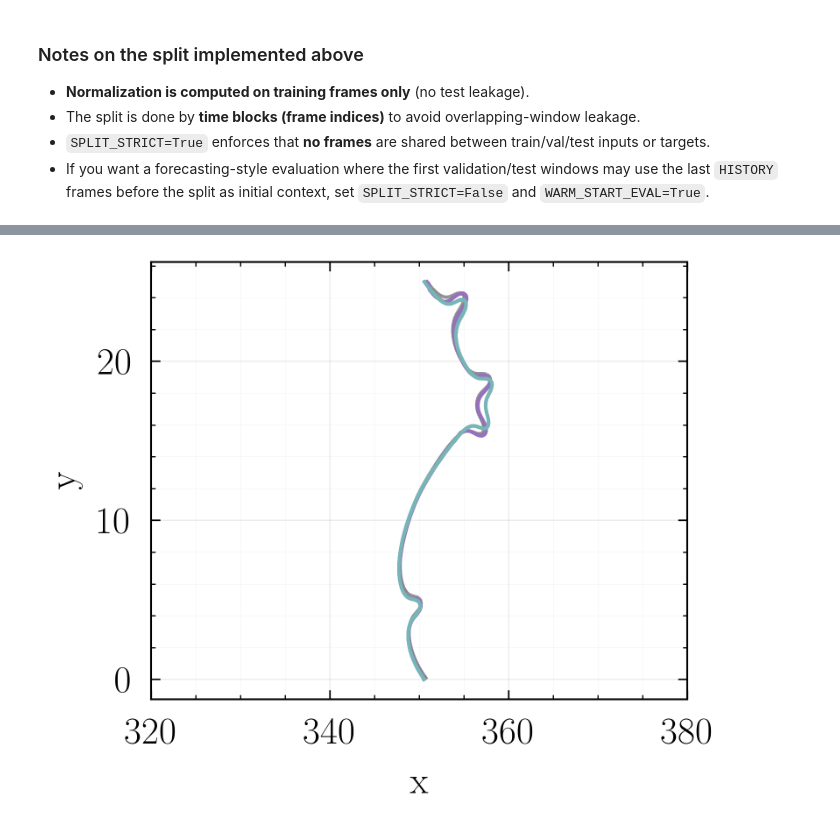
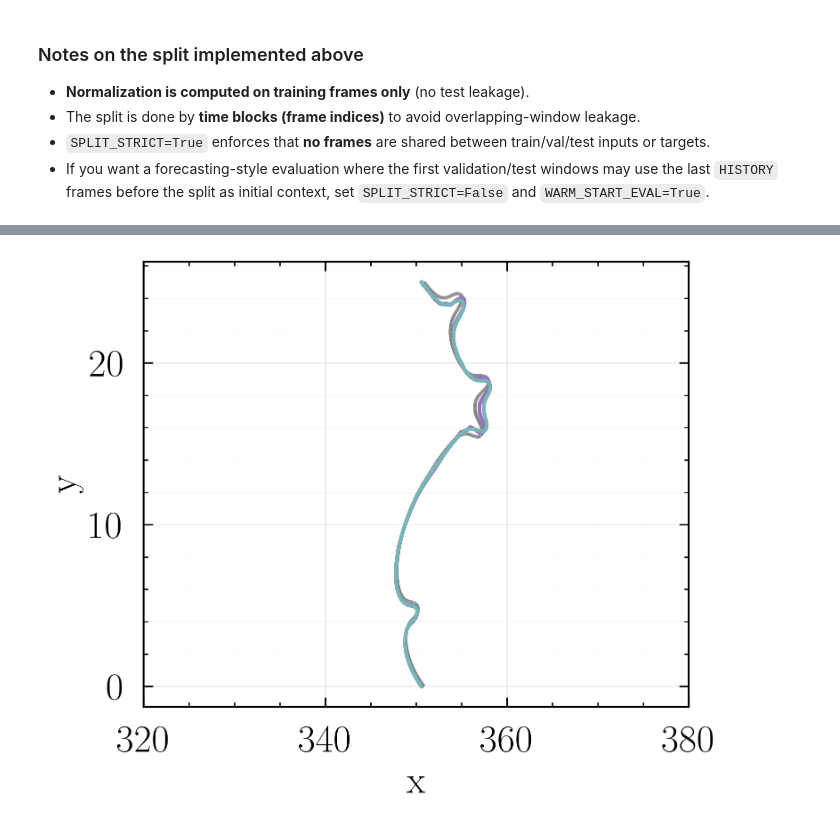
Before and after one commit to AlexandrosNtakoulas/FLAME-rf, a Jupyter notebook: notebooks/case_studies/CNN/CNN.ipynb, the cells around one changed output, grey strips where cells are left out. Cells and saved outputs as stored; diff of their text form; code cells hidden in the pictures.

```diff
--- a/notebooks/case_studies/CNN/CNN.ipynb
+++ b/notebooks/case_studies/CNN/CNN.ipynb
@@ -735,9 +735,9 @@ if rank == 0 and history_study_results:
 
     LINE_WIDTH_LOCAL = float(globals().get("LINE_WIDTH", 2.2))
     FIG_DPI_LOCAL = int(globals().get("FIG_DPI", int(CFG.get("FIG_DPI", 250))))
+    FIG_SIZE_LOCAL = globals().get("FIG_SIZE", (6.8, 6.2))
 
-    # --- Figure (use same line-plot geometry as the pred-window RMSE/R2 plot) ---
-    fig, ax = plt.subplots(figsize=FIG_SIZE, dpi=FIG_DPI)
+    fig, ax = plt.subplots(figsize=FIG_SIZE_LOCAL, dpi=FIG_DPI_LOCAL)
 
     # Stable ordering: increasing HISTORY
     history_study_results_sorted = sorted(history_study_results, key=lambda d: int(d["history"]))
@@ -1128,8 +1138,11 @@ if rank == 0:
 
 
     fig_true = plt.figure(figsize=FIG_SIZE, dpi=FIG_DPI)
+    # Match DMD field plot margins (extra whitespace on right)
+    fig_true.subplots_adjust(left=0.14, right=0.86)
     ax_true = fig_true.add_subplot(111)
     fig_pred = plt.figure(figsize=FIG_SIZE, dpi=FIG_DPI)
+    fig_pred.subplots_adjust(left=0.14, right=0.86)
     ax_pred = fig_pred.add_subplot(111)
 
     if x_plot is not None:
@@ -1140,8 +1153,8 @@ if rank == 0:
             np.arange(true_plot.shape[0], dtype=float),
         )
     tri = mtri.Triangulation(xx.ravel(), yy.ravel())
-    joint_min = float(min(true_plot.min(), pred_plot.min()))
-    joint_max = float(max(true_plot.max(), pred_plot.max()))
+    joint_min = 0.0
+    joint_max = 6.0
     levels = np.linspace(joint_min, joint_max, 60)
     im_true = ax_true.tricontourf(tri, true_plot.ravel(), levels=levels, vmin=joint_min, vmax=joint_max, cmap=FIELD_CMAP, antialiased=False, linewidths=0)
     im_pred = ax_pred.tricontourf(tri, pred_plot.ravel(), levels=levels, vmin=joint_min, vmax=joint_max, cmap=FIELD_CMAP, antialiased=False, linewidths=0)
@@ -1284,19 +1297,9 @@ if use_pred_files:
     true_eval = X_pred[pred_start]
     pred_eval_field = _from_channels(pred_denorm, field_shape)
     true_eval_field = _from_channels(true_eval, field_shape)
-    prev_eval_field = None
-    if pred_start > 0:
-        prev_eval_field = _from_channels(X_pred[pred_start - 1], field_shape)
-    else:
-        prev_eval_field = _from_channels(X[-1], field_shape)
+    # Previous timestep (match DMD: last training snapshot)
+    prev_eval_field = _from_channels(X[-1], field_shape)
     stem = f"cnn_isotherm_iso{ISO_VALUE:g}_t{pred_times[pred_start] if pred_times else pred_start}"
-else:
-    pred_eval_field = pred_field
-    true_eval_field = true_field_out
-    prev_eval_field = _from_channels(X[last_idx + HISTORY - 1], field_shape)
-    stem = f"cnn_isotherm_iso{ISO_VALUE:g}_t{t_pred if 't_pred' in globals() else 'pred'}"
-
-
 # Load grid and take a slice if needed
 xg, yg, zg = _load_points_xyz()
 
@@ -1304,8 +1307,6 @@ if pred_eval_field.ndim == 2:
     if xg.ndim == 3 and xg.shape[2] == 1:
         x_slice = xg[:, :, 0]
         y_slice = yg[:, :, 0]
-    else:
-        x_slice, y_slice = xg, yg
     pred_vals = pred_eval_field
     true_vals = true_eval_field
     prev_vals = prev_eval_field
@@ -1318,44 +1319,41 @@ elif pred_eval_field.ndim == 3:
     pred_vals = pred_eval_field[:, :, z_idx]
     true_vals = true_eval_field[:, :, z_idx]
     prev_vals = prev_eval_field[:, :, z_idx] if prev_eval_field is not None else None
-else:
-    raise ValueError(f"Unsupported field ndim={pred_eval_field.ndim}.")
-
-
 # Build unstructured grid on XY (match DMD isocontour style)
 grid = _build_ugrid_xy(x_slice.ravel(order="F"), y_slice.ravel(order="F"))
 
 pred_flat = np.ascontiguousarray(pred_vals).ravel(order="F")
 true_flat = np.ascontiguousarray(true_vals).ravel(order="F")
 prev_flat = np.ascontiguousarray(prev_vals).ravel(order="F") if prev_vals is not None else None
 
 segments_pred = _contour_segments_xy(_extract_isoline(grid, pred_flat, ISO_VALUE, "pred"))
 segments_true = _contour_segments_xy(_extract_isoline(grid, true_flat, ISO_VALUE, "true"))
 segments_prev = []
 if prev_flat is not None:
     segments_prev = _contour_segments_xy(_extract_isoline(grid, prev_flat, ISO_VALUE, "prev"))
 
 
 if rank == 0:
     fig = plt.figure(figsize=ISO_FIG_SIZE, dpi=FIG_DPI)
-    fig.subplots_adjust(bottom=0.2)
+    # Match DMD field plot margins (extra whitespace on right)
+    fig.subplots_adjust(left=0.14, right=0.86, bottom=0.2)
     ax = fig.add_subplot(111)
-    if segments_prev:
-        _plot_segments(ax, segments_prev, label="prev", color=COLOR_NEUTRAL, linestyle="--", linewidth=LINE_WIDTH)
+    _plot_segments(ax, segments_prev, label="prev", color=COLOR_NEUTRAL, linestyle="--", linewidth=LINE_WIDTH)
     _plot_segments(ax, segments_pred, label="pred", color=COLOR_PRED, linestyle="-", linewidth=LINE_WIDTH)
-    _plot_segments(ax, segments_true, label="true", color=COLOR_DATA, linestyle="-", linewidth=LINE_WIDTH)
+    if segments_true:
+        _plot_segments(ax, segments_true, label="true", color=COLOR_DATA, linestyle="-", linewidth=LINE_WIDTH)
     ax.tick_params(axis="both", which="both", pad=12)
-    ax.set_xlabel(COORD_X, labelpad=10)
-    ax.set_ylabel(COORD_Y, labelpad=10)
+    ax.set_xlabel("x")
+    ax.set_ylabel("y")
     if XLIM is not None:
         ax.set_xlim(XLIM)
     if YLIM is not None:
         ax.set_ylim(YLIM)
     style_axes(ax)
     save_plot(fig, stem)
     plt.show()
 # %% [output]
-[figure, old version]
+[figure, new version]
 # %%
 # Prediction window analysis (autoregressive rollout).
 PRED_WINDOW = int(CFG.get("PRED_WINDOW", 5) or 5)
```
Also changed, not shown: parts of 6 cells of this notebook, 5 other files.
